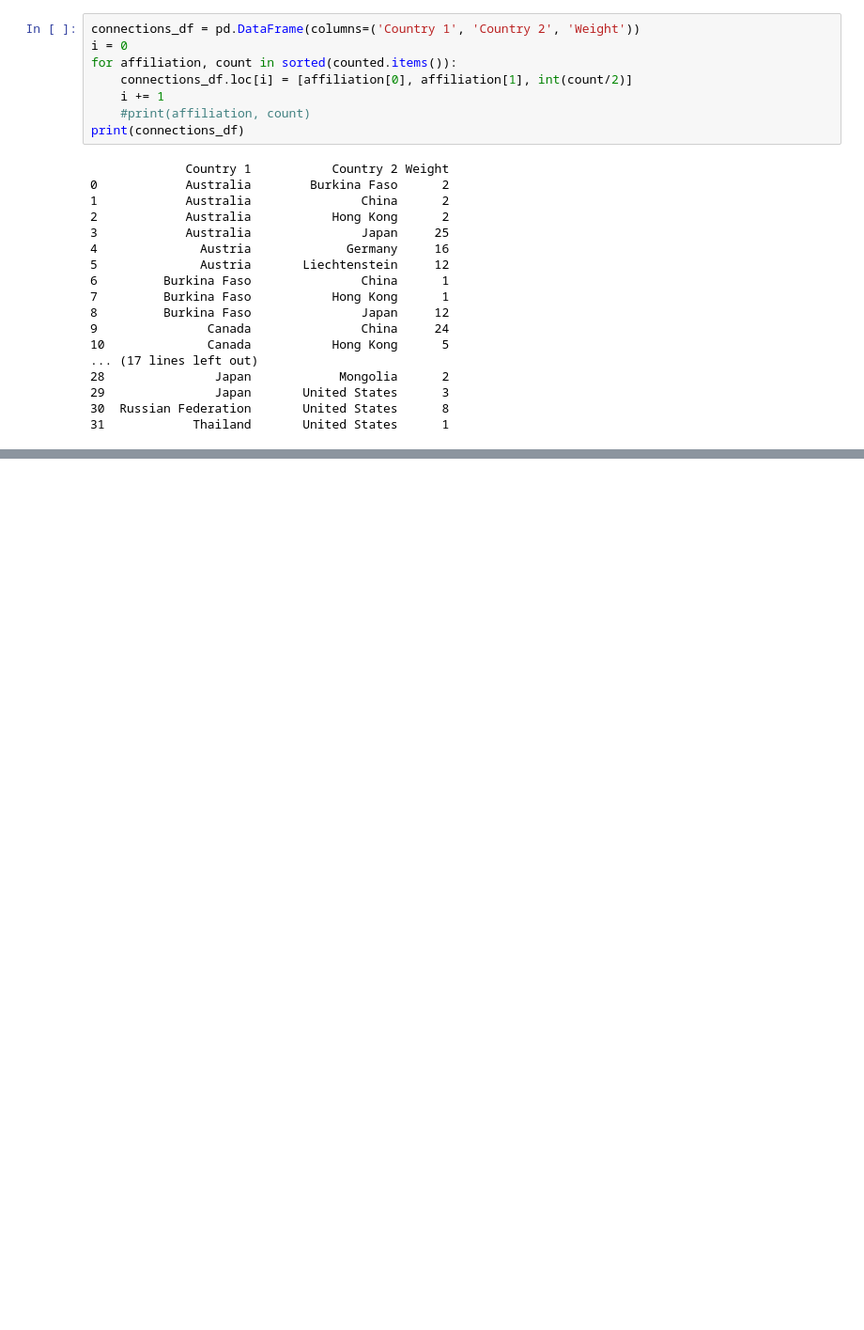
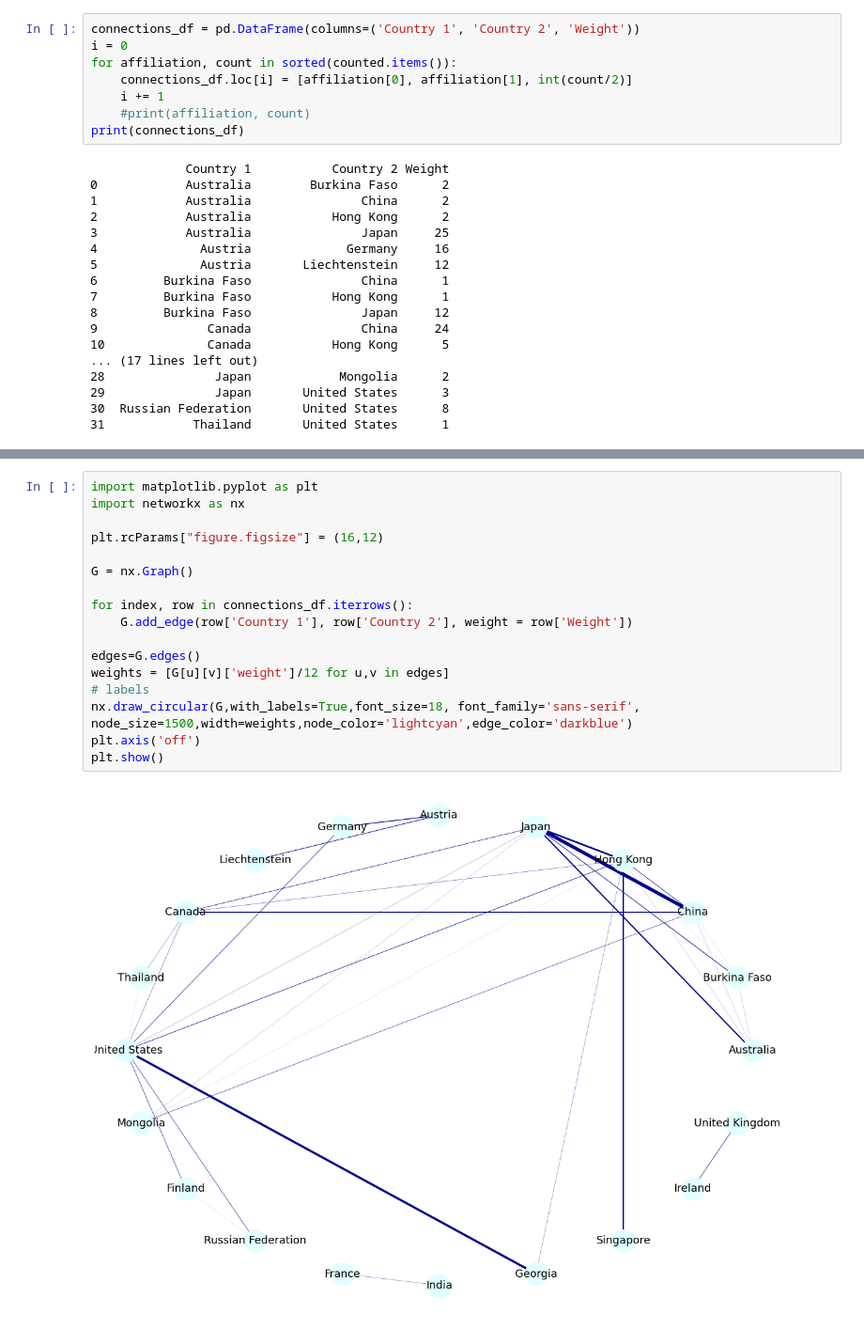
Before and after one commit to MaksOpp/web-intelligence-project, a Jupyter notebook: country_graph.ipynb, the cells around one changed output, grey strips where cells are left out. Shown at 94% size. Drawn from its saved outputs; the diff is of its cells as text; blank space fills up the shorter version.

Commit message:
Added graphs in html, added graph analysis

```diff
--- a/country_graph.ipynb
+++ b/country_graph.ipynb
@@ -123,0 +123,19 @@ plt.show()
+# %%
+import matplotlib.pyplot as plt
+import networkx as nx
+
+plt.rcParams["figure.figsize"] = (16,12)
+
+G = nx.Graph()
+
+for index, row in connections_df.iterrows():
+    G.add_edge(row['Country 1'], row['Country 2'], weight = row['Weight'])
+
+edges=G.edges()
+weights = [G[u][v]['weight']/12 for u,v in edges]
+# labels
+nx.draw_circular(G,with_labels=True,font_size=18, font_family='sans-serif', node_size=1500,width=weights,node_color='lightcyan',edge_color='darkblue')
+plt.axis('off')
+plt.show()
+# %% [output]
+[figure, added]
```
Also changed, not shown: parts of 8 cells of this notebook, 3 other files.
